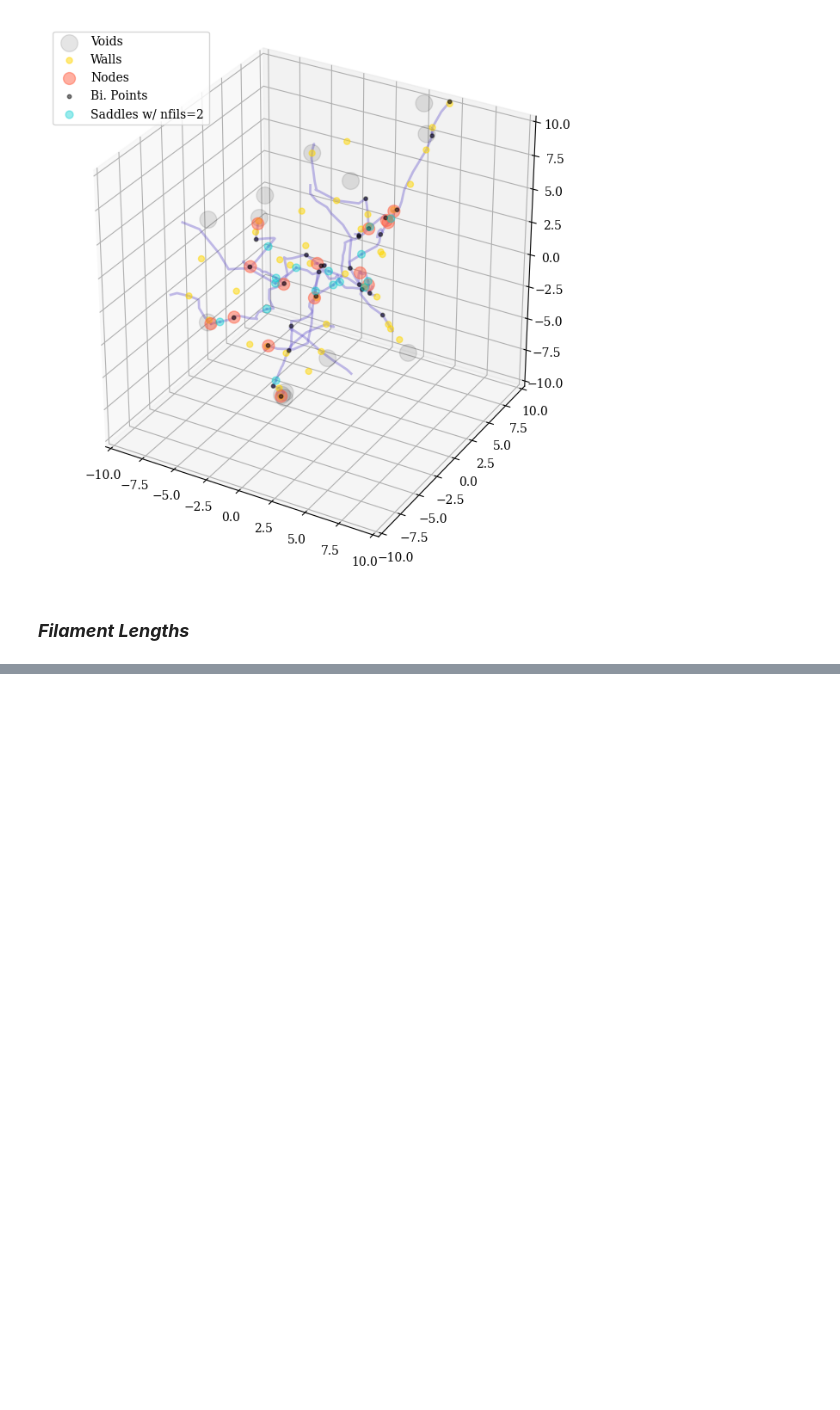
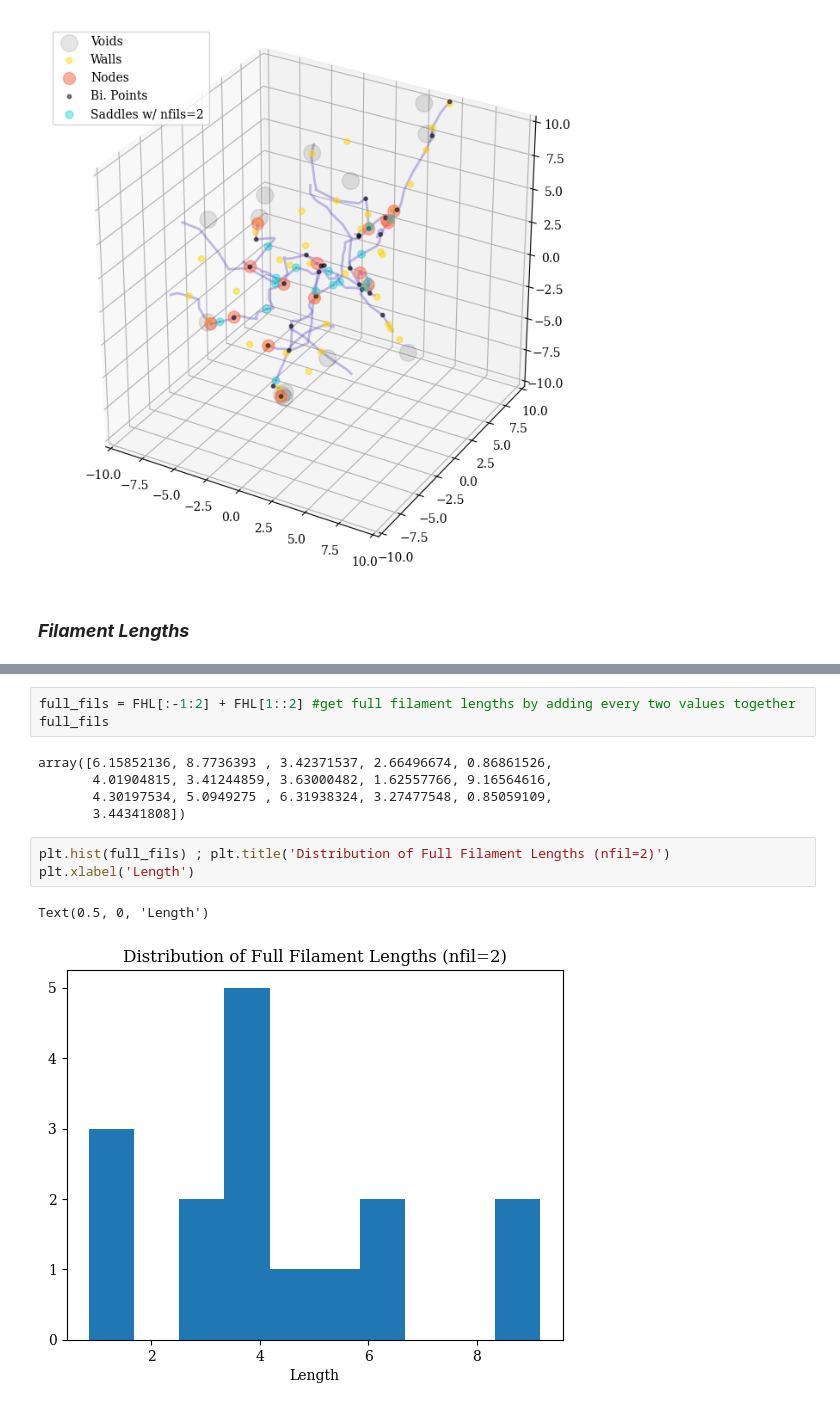
Before and after one commit to dangallego/Cosmic_Filaments_AstroCom, a Jupyter notebook: Filament_Metrics/Notebooks/Read_Filaments_Lengths.ipynb, the cells around one changed output, grey strips where cells are left out. Drawn from its saved outputs; the diff is of its cells as text; blank space fills up the shorter version.

```diff
--- a/Filament_Metrics/Notebooks/Read_Filaments_Lengths.ipynb
+++ b/Filament_Metrics/Notebooks/Read_Filaments_Lengths.ipynb
@@ -933,0 +184,14 @@ print(pairIDs,"\n\n", np.unique(pairIDs, return_counts=True))  #pair IDs for all
+# %%
+full_fils = FHL[:-1:2] + FHL[1::2] #get full filament lengths by adding every two values together
+full_fils
+# %% [output]
+array([6.15852136, 8.7736393 , 3.42371537, 2.66496674, 0.86861526,
+       4.01904815, 3.41244859, 3.63000482, 1.62557766, 9.16564616,
+       4.30197534, 5.0949275 , 6.31938324, 3.27477548, 0.85059109,
+       3.44341808])
+# %%
+plt.hist(full_fils) ; plt.title('Distribution of Full Filament Lengths (nfil=2)')
+plt.xlabel('Length')
+# %% [output]
+Text(0.5, 0, 'Length')
+[figure, added]
```
Also changed, not shown: parts of 78 cells of this notebook, 5 other files.
